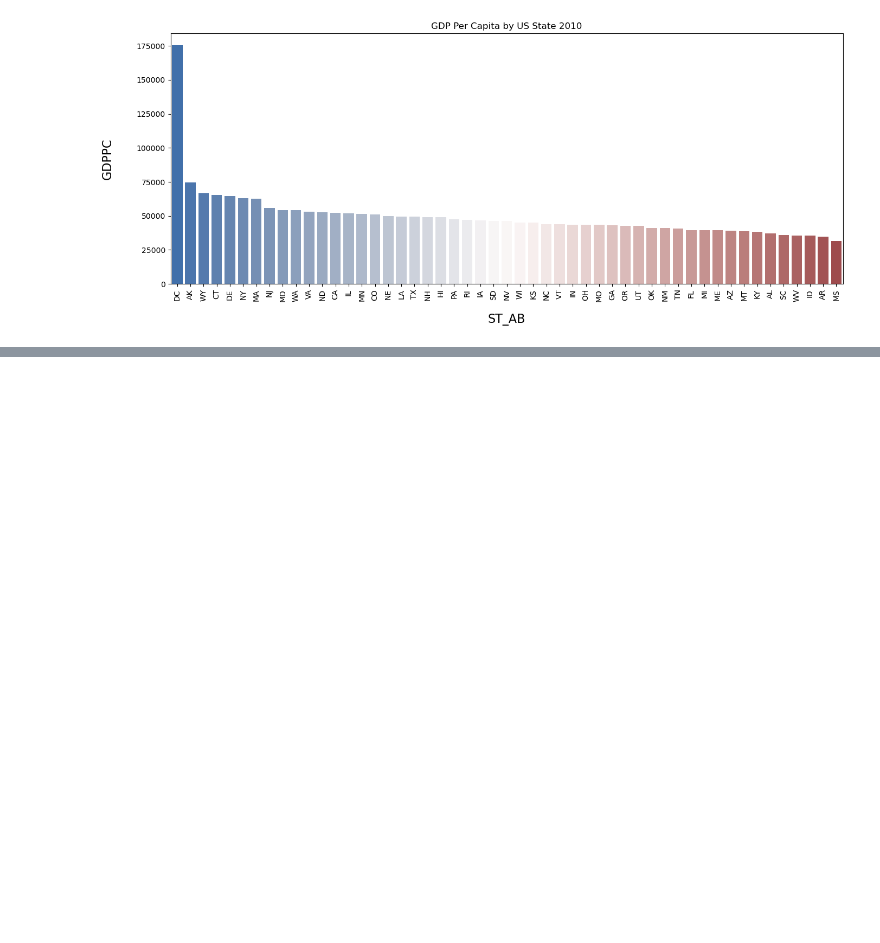
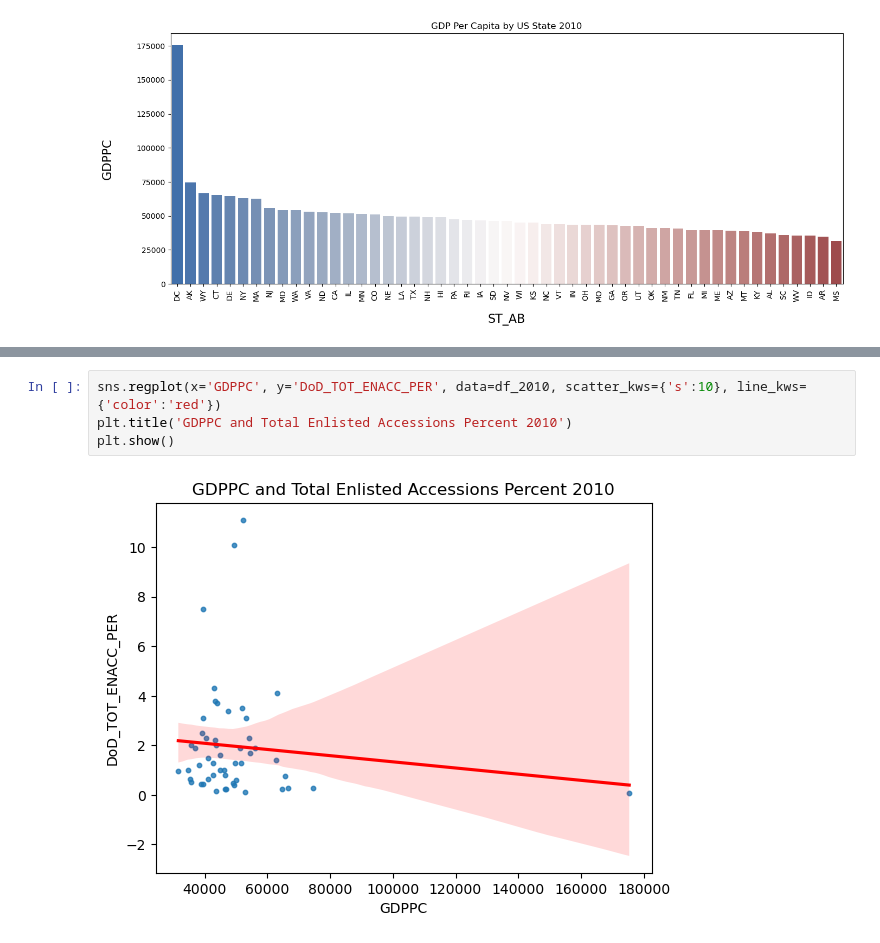
Before and after one commit to lightc4/lightch_capstone1, a Jupyter notebook: notebook/GDPPC.ipynb, the cells around one changed output, grey strips where cells are left out. Drawn from its saved outputs; the diff is of its cells as text; blank space fills up the shorter version.

```diff
--- a/notebook/GDPPC.ipynb
+++ b/notebook/GDPPC.ipynb
@@ -284,0 +306,6 @@ sns.heatmap(data=
+# %%
+sns.regplot(x='GDPPC', y='DoD_TOT_ENACC_PER', data=df_2010, scatter_kws={'s':10}, line_kws={'color':'red'})
+plt.title('GDPPC and Total Enlisted Accessions Percent 2010')
+plt.show()
+# %% [output]
+[figure, added]
```
Also changed, not shown: parts of 24 cells of this notebook, 2 other files.
